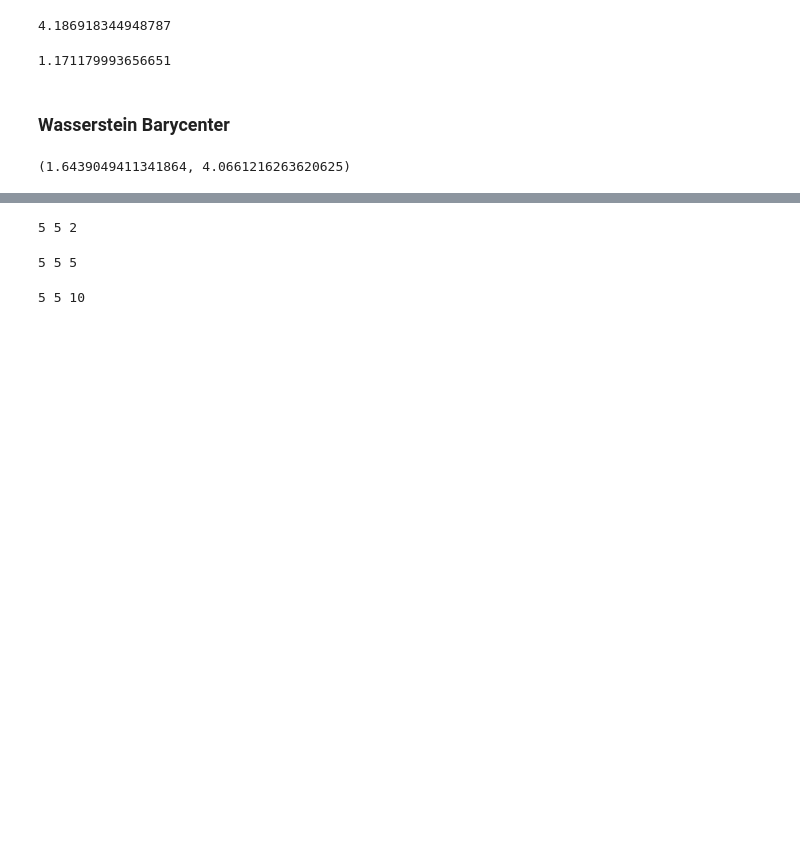
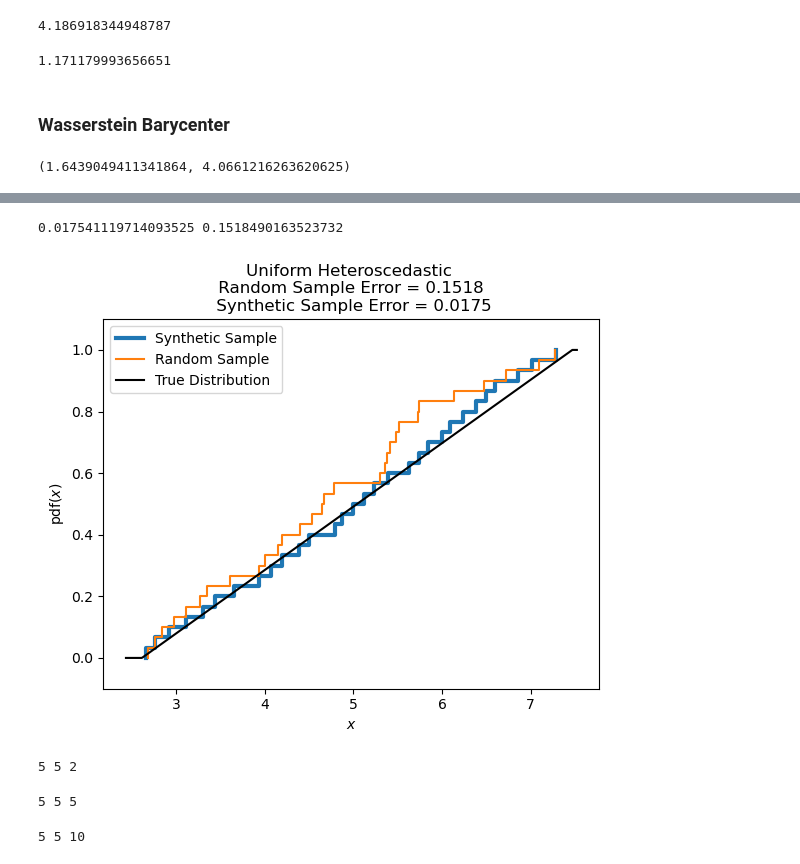
Before and after one commit to jacobf18/Dist-NN, a Jupyter notebook: nearest_neighbors.ipynb, the cells around one changed output, grey strips where cells are left out. Drawn from its saved outputs; the diff is of its cells as text; code cells hidden in the pictures; blank space fills up the shorter version.

```diff
--- a/nearest_neighbors.ipynb
+++ b/nearest_neighbors.ipynb
@@ -436,3 +439,58 @@ print(est_error, true_error)
+# %%
+M = 100
+N = 20
+n = 30
+
+mean_rows = np.random.uniform(-5,5,M)
+std_cols = np.random.uniform(1,5,N)
+# std_cols = np.ones(N)
+data_table = np.zeros((M, N, n))
+true_dists = {}
+for i, j in product(range(M), range(N)):
+    data = np.sort(np.random.uniform(mean_rows[i], mean_rows[i] + std_cols[j], n))
+    data_table[i,j,:] = data
+    true_dists[i,j] = lambda q, mean = mean_rows[i], std = std_cols[j] : scipy.stats.uniform.ppf(q, mean, std)
+mask = np.ones((M,N)).astype(int)
+mask[0,0] = 0
+
+eta = search_eta(data_table, mask, 5)
+d = get_user_user_distances_fast(data_table, mask)
+est_dist = estimate_fast(data_table, mask, 0,0, d, eta)
+# %%
+# x_min = min(np.min(data_table[0,0]), np.min(est_dist))
+# x_max = max(np.max(data_table[0,0]), np.max(est_dist))
+
+# plt.hist(data_table[0,0], density = True, alpha = 0.8)
+# plt.hist(est_dist, density = True, alpha = 0.8)
+# plt.ecdf(data_table[0,0])
+plt.ecdf(est_dist, linewidth=3)
+for _ in range(1):
+    # data = np.random.uniform(mean_rows[0], mean_rows[0] + std_cols[0], n)
+    data = data_table[0,0]
+    plt.ecdf(data)
+
+est_error = wasserstein2(empirical_quantile(est_dist), true_dists[0,0])
+true_error = wasserstein2(empirical_quantile(data_table[0,0]), true_dists[0,0])
+
+x_min, x_max = plt.gca().get_xlim()
+
+x = np.linspace(x_min, x_max, num = 1000)
+y = scipy.stats.uniform.cdf(x, mean_rows[0], std_cols[0])
+
+plt.plot(x,y, '-', c='k')
+# plt.legend(["Synthetic Sample"] + [f"Random Sample {i + 1}" for i in range(2)] + ["True Distribution"])
+plt.legend(["Synthetic Sample", "Random Sample", "True Distribution"])
+plt.title(f"Uniform Heteroscedastic \n Random Sample Error = {true_error:.4f} \n Synthetic Sample Error = {est_error:.4f}")
+# plt.title(f"CDF of DNN Synthetic vs Random Sample\n{n} Samples")
+plt.xlabel("$x$")
+plt.ylabel("pdf($x$)")
+plt.ylim([-0.1,1.1])
+plt.savefig(f"figures/denoising-unif-diff-var-cdf-samples-{n}-more-random.pdf", bbox_inches="tight")
+
+print(est_error, true_error)
+# %% [output]
+0.017541119714093525 0.1518490163523732
+[figure, added]
 # %%
 errors = {}
 
```
Also changed, not shown: parts of 5 cells of this notebook, 1 other file.
